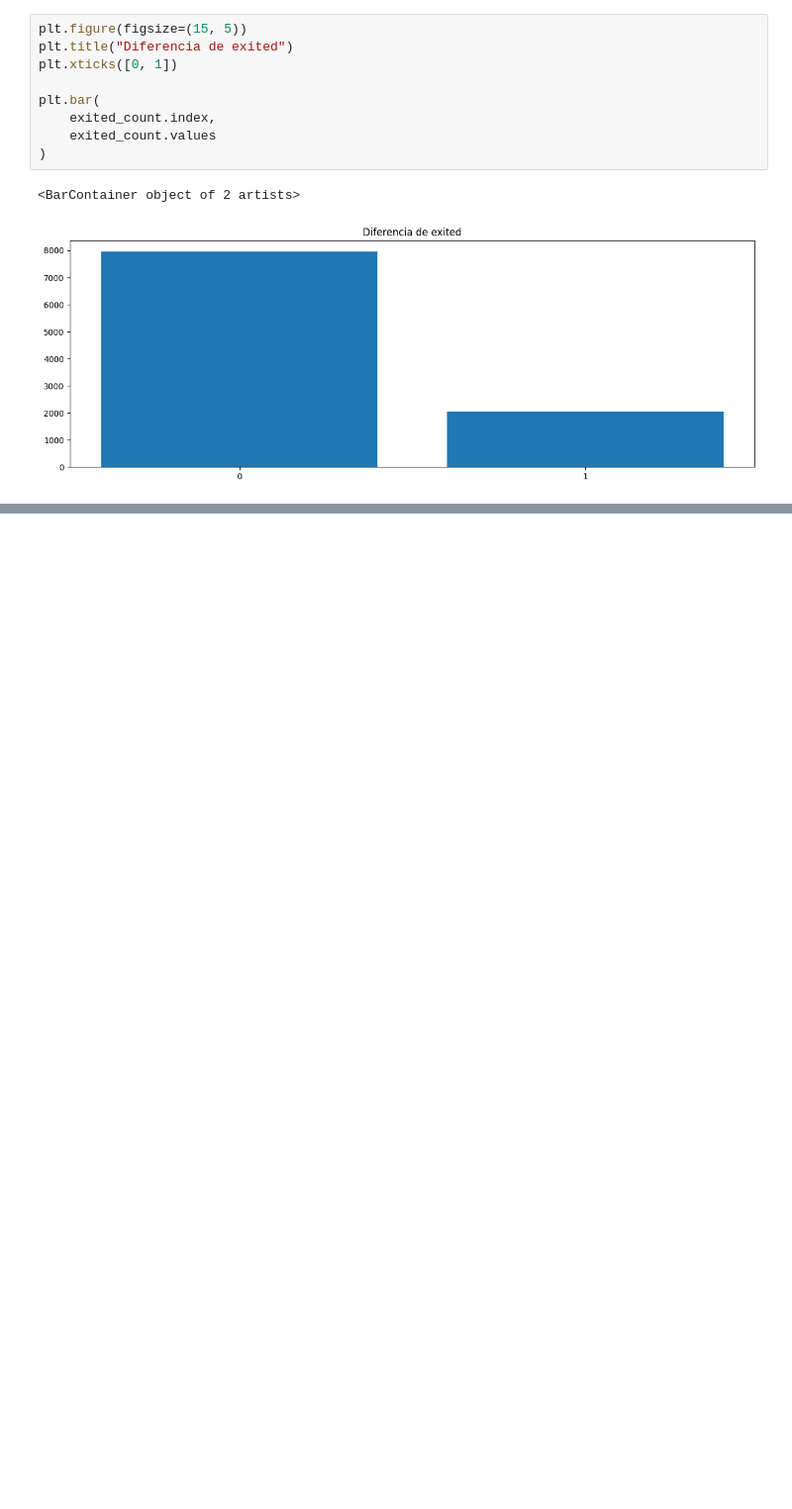
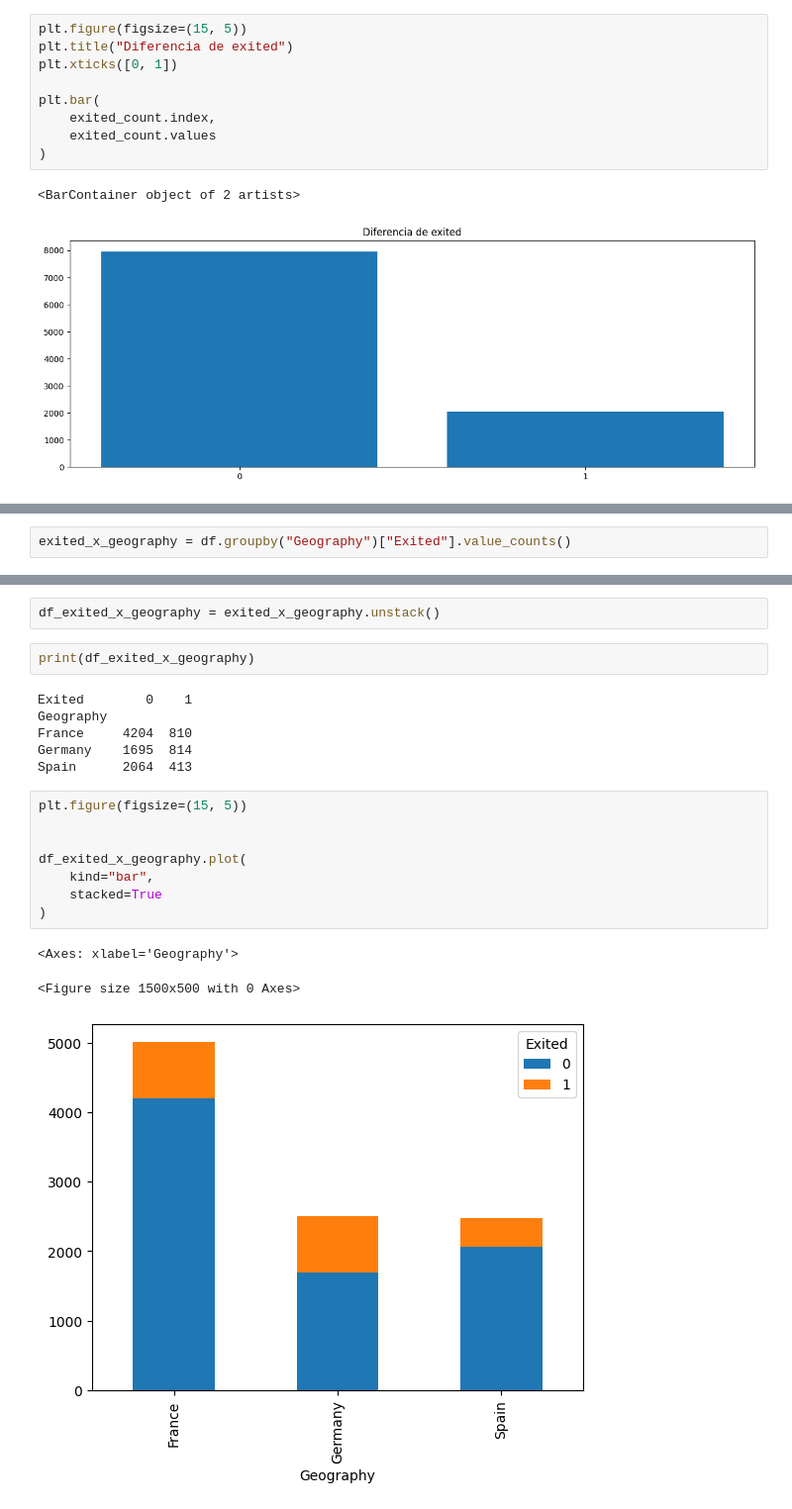
Before and after one commit to charligram/6_bank_churn, a Jupyter notebook: notebooks/EDA.ipynb, the cells around one changed output, grey strips where cells are left out. Shown at 99% size. Cells and saved outputs as stored; diff of their text form; blank space fills up the shorter version.

Commit message:
Graficos ExitedPais

```diff
--- a/notebooks/EDA.ipynb
+++ b/notebooks/EDA.ipynb
@@ -123,0 +126,2 @@ plt.bar(
+# %%
+exited_x_geography = df.groupby("Geography")["Exited"].value_counts()
@@ -123,0 +139,22 @@ plt.bar(
+# %%
+df_exited_x_geography = exited_x_geography.unstack()
+# %%
+print(df_exited_x_geography)
+# %% [output]
+Exited        0    1
+Geography
+France     4204  810
+Germany    1695  814
+Spain      2064  413
+# %%
+plt.figure(figsize=(15, 5))
+
+
+df_exited_x_geography.plot(
+    kind="bar",
+    stacked=True
+)
+# %% [output]
+<Axes: xlabel='Geography'>
+<Figure size 1500x500 with 0 Axes>
+[figure, added]
```
Also changed, not shown: parts of 3 cells of this notebook.
